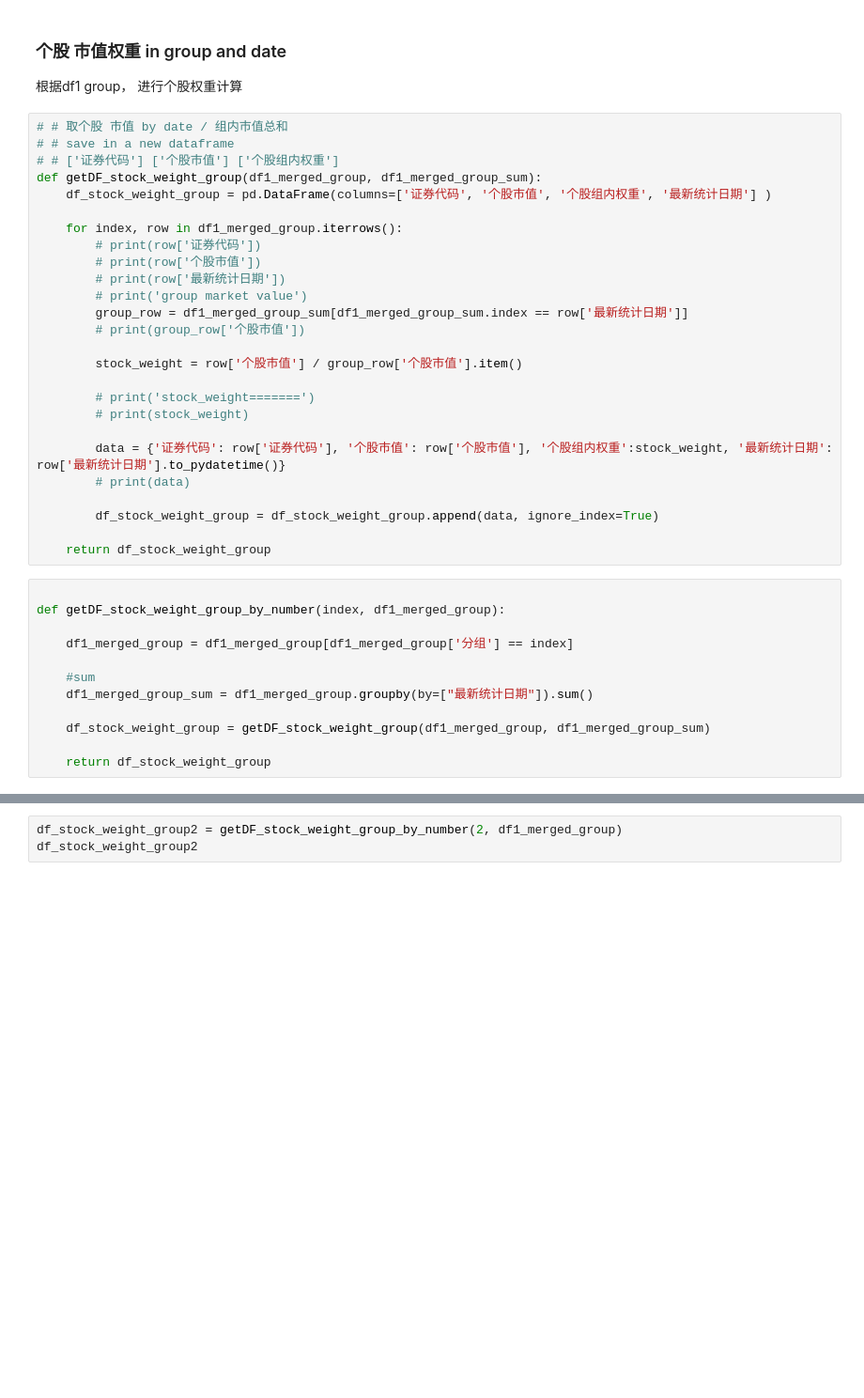
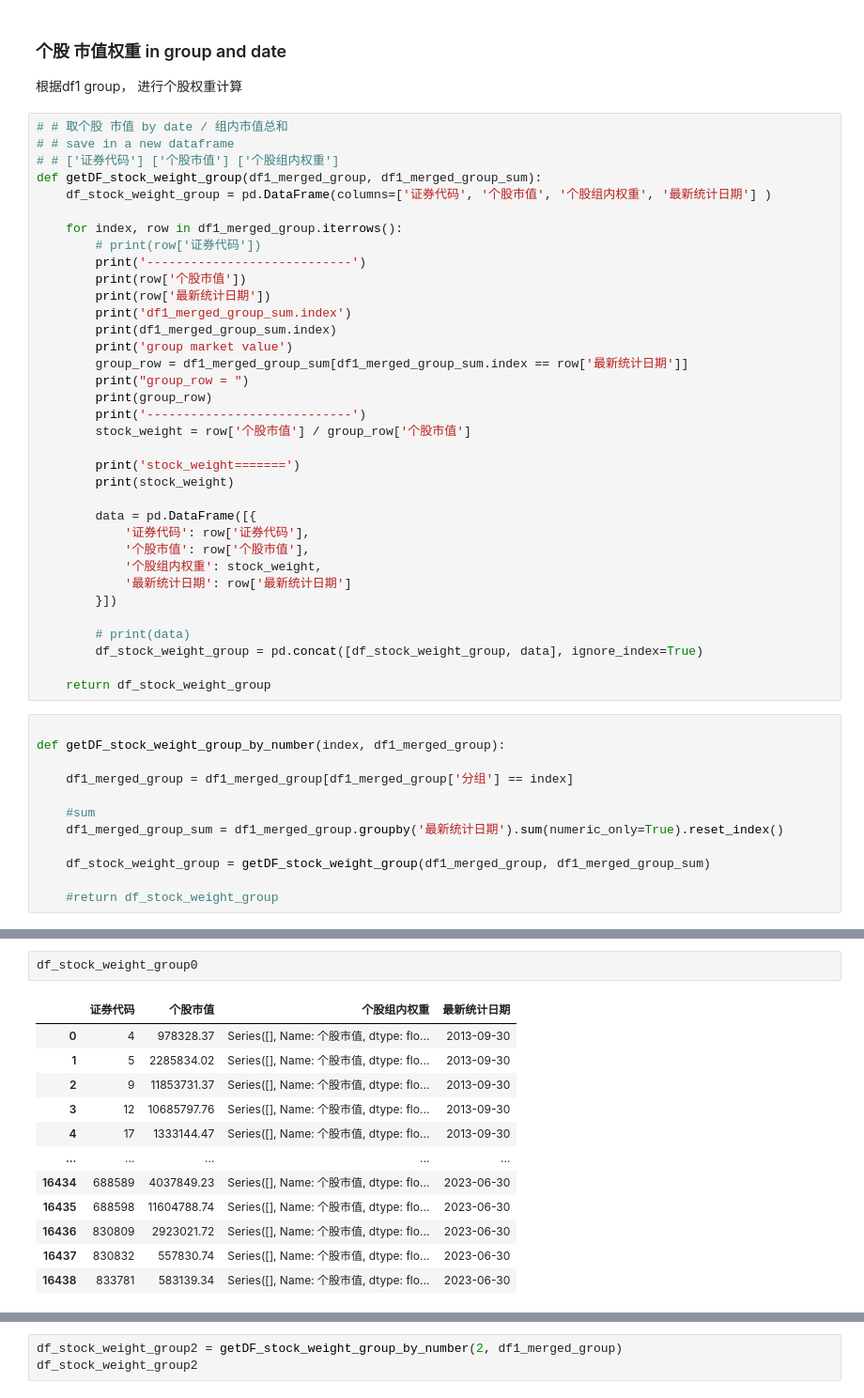
Before and after one commit to Prussia/playJupyter, a Jupyter notebook: testproj/计算加权回报率.ipynb, the cells around one changed output, grey strips where cells are left out. Shown at 94% size. Saved outputs shown, nothing was run; the diff lists cells and outputs as text; blank space fills up the shorter version.

```diff
--- a/testproj/计算加权回报率.ipynb
+++ b/testproj/计算加权回报率.ipynb
@@ -614,21 +703,30 @@ def getDF_stock_weight_group(df1_merged_group, df1_merged_group_sum):
 
     for index, row in df1_merged_group.iterrows():
         # print(row['证券代码'])
-        # print(row['个股市值'])
-        # print(row['最新统计日期'])
-        # print('group market value')
+        print('----------------------------')
+        print(row['个股市值'])
+        print(row['最新统计日期'])
+        print('df1_merged_group_sum.index')
+        print(df1_merged_group_sum.index)
+        print('group market value')
         group_row = df1_merged_group_sum[df1_merged_group_sum.index == row['最新统计日期']]
-        # print(group_row['个股市值'])
+        print("group_row = ")
+        print(group_row)
+        print('----------------------------')
+        stock_weight = row['个股市值'] / group_row['个股市值']
 
-        stock_weight = row['个股市值'] / group_row['个股市值'].item()
+        print('stock_weight=======')
+        print(stock_weight)
 
-        # print('stock_weight=======')
-        # print(stock_weight)
+        data = pd.DataFrame([{
+            '证券代码': row['证券代码'],
+            '个股市值': row['个股市值'],
+            '个股组内权重': stock_weight,
+            '最新统计日期': row['最新统计日期']
+        }])
 
-        data = {'证券代码': row['证券代码'], '个股市值': row['个股市值'], '个股组内权重':stock_weight, '最新统计日期': row['最新统计日期'].to_pydatetime()}
         # print(data)
-
-        df_stock_weight_group = df_stock_weight_group.append(data, ignore_index=True)
+        df_stock_weight_group = pd.concat([df_stock_weight_group, data], ignore_index=True)
 
     return df_stock_weight_group
 # %%
@@ -638,11 +736,11 @@ def getDF_stock_weight_group_by_number(index, df1_merged_group):
     df1_merged_group = df1_merged_group[df1_merged_group['分组'] == index]
 
     #sum
-    df1_merged_group_sum = df1_merged_group.groupby(by=["最新统计日期"]).sum()
+    df1_merged_group_sum = df1_merged_group.groupby('最新统计日期').sum(numeric_only=True).reset_index()
 
     df_stock_weight_group = getDF_stock_weight_group(df1_merged_group, df1_merged_group_sum)
 
-    return df_stock_weight_group
+    #return df_stock_weight_group
 # %%
 
 df_stock_weight_group0 = getDF_stock_weight_group_by_number(0, df1_merged_group)
@@ -663,0 +784,15 @@ df_stock_weight_group0
+# %%
+df_stock_weight_group0
+# %% [output]
+|  | 证券代码 | 个股市值 | 个股组内权重 | 最新统计日期 |
+| 0 | 4 | 978328.37 | Series([], Name: 个股市值, dtype: flo... | 2013-09-30 |
+| 1 | 5 | 2285834.02 | Series([], Name: 个股市值, dtype: flo... | 2013-09-30 |
+| 2 | 9 | 11853731.37 | Series([], Name: 个股市值, dtype: flo... | 2013-09-30 |
+| 3 | 12 | 10685797.76 | Series([], Name: 个股市值, dtype: flo... | 2013-09-30 |
+| 4 | 17 | 1333144.47 | Series([], Name: 个股市值, dtype: flo... | 2013-09-30 |
+| ... | ... | ... | ... | ... |
+| 16434 | 688589 | 4037849.23 | Series([], Name: 个股市值, dtype: flo... | 2023-06-30 |
+| 16435 | 688598 | 11604788.74 | Series([], Name: 个股市值, dtype: flo... | 2023-06-30 |
+| 16436 | 830809 | 2923021.72 | Series([], Name: 个股市值, dtype: flo... | 2023-06-30 |
+| 16437 | 830832 | 557830.74 | Series([], Name: 个股市值, dtype: flo... | 2023-06-30 |
+| 16438 | 833781 | 583139.34 | Series([], Name: 个股市值, dtype: flo... | 2023-06-30 |
```
Also changed, not shown: parts of 17 cells of this notebook.
